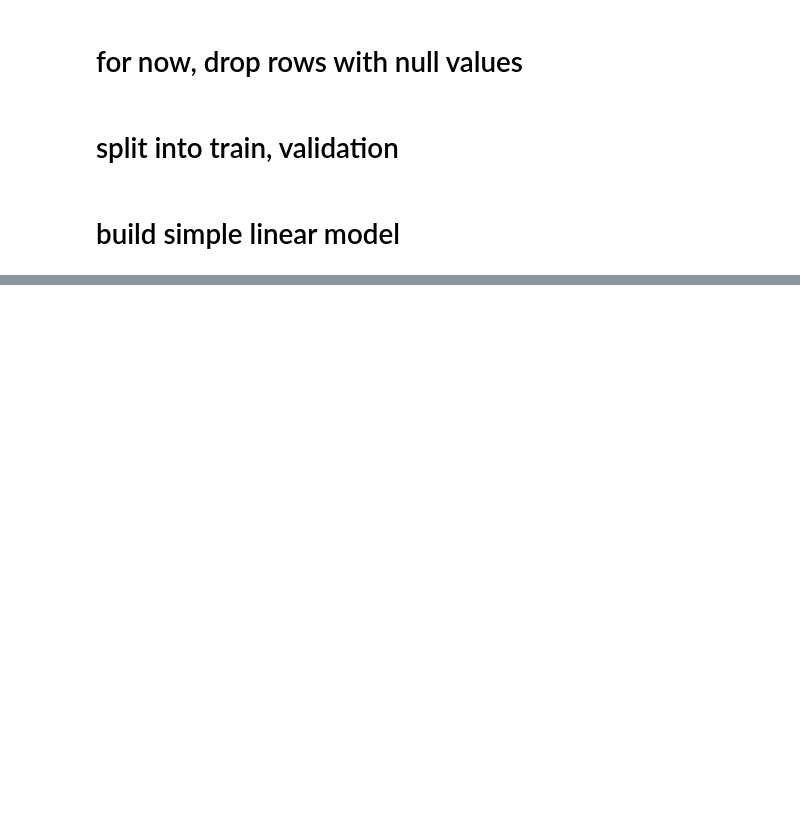
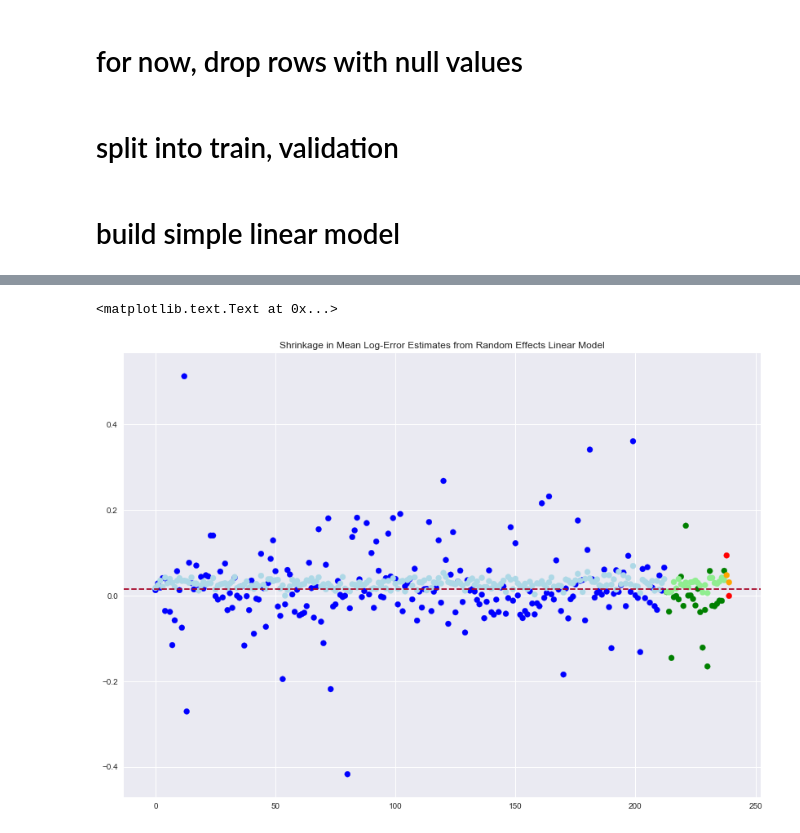
Before and after one commit to cavaunpeu/random-effects-neural-networks, a Jupyter notebook: zillow.ipynb, the cells around one changed output, grey strips where cells are left out. Saved outputs shown, nothing was run; the diff lists cells and outputs as text; code cells hidden in the pictures; blank space fills up the shorter version.

```diff
--- a/zillow.ipynb
+++ b/zillow.ipynb
@@ -263,0 +347,35 @@ plt.title(title)
+# %%
+X_val_feed_dict = {
+    fixed_effects: X_train,
+    zip_codes_ph: zip_codes[train_index]
+}
+μ_y_posterior = ed.copy(μ_y, param_posteriors)
+μ_y_posterior_preds = μ_y_posterior.eval(feed_dict=X_val_feed_dict)
+# %%
+zip_codes_df = pd.DataFrame(
+    data={'logerror': y_train, 'predicted_mean_logerror': μ_y_posterior_preds},
+    index=zip_codes[train_index]
+)
+zip_codes_df = zip_codes_df\
+    .groupby(level=0)\
+    .mean()
+
+zip_code_obs_counts = pd.Series(zip_codes[train_index].value_counts(), name='obs_count')
+zip_codes_df = zip_codes_df.join(zip_code_obs_counts)
+zip_codes_df['n_obs_color'] = pd.cut(zip_codes_df['obs_count'], bins=3, labels=['blue', 'green', 'red'])
+zip_codes_df['n_obs_color_light'] = zip_codes_df['n_obs_color'].map({'blue': 'lightblue', 'green': 'lightgreen', 'red': 'orange'})
+
+zip_codes_df = zip_codes_df\
+    .sort_values(by='obs_count')\
+    .reset_index(drop=True)
+# %%
+plt.figure(figsize=(14, 10))
+average_logerror = zip_codes_df['logerror'].mean()
+
+plt.scatter(zip_codes_df.index, zip_codes_df['logerror'], c=zip_codes_df['n_obs_color'])
+plt.scatter(zip_codes_df.index, zip_codes_df['predicted_mean_logerror'], c=zip_codes_df['n_obs_color_light'])
+plt.axhline(average_logerror, color='#A60628', linestyle='--', label='Average Log-Error')
+plt.title('Shrinkage in Mean Log-Error Estimates from Random Effects Linear Model')
+# %% [output]
+<matplotlib.text.Text at 0x...>
+[figure, added]
```
Also changed, not shown: parts of 31 cells of this notebook.
